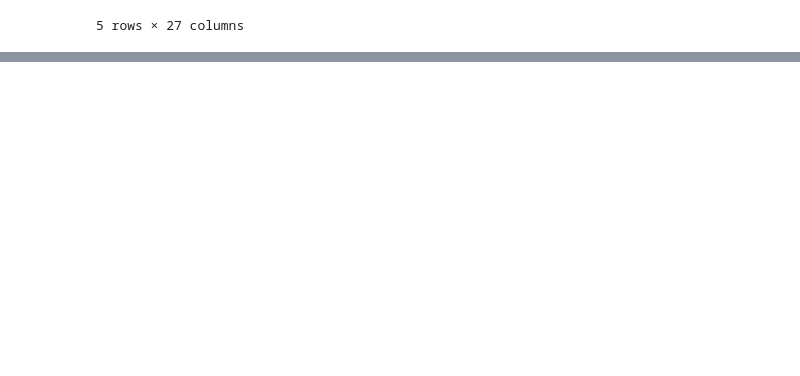
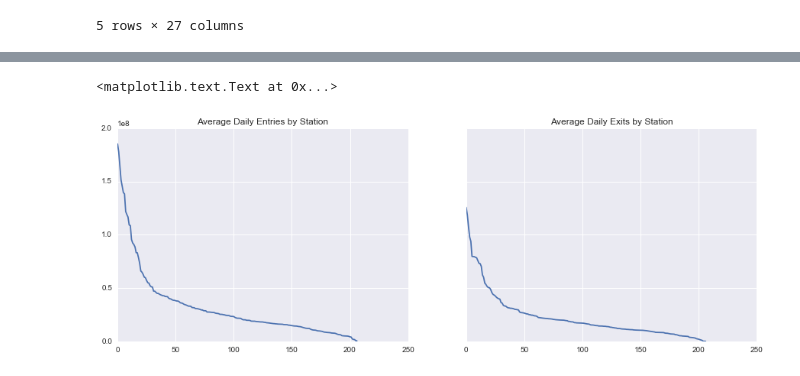
Before and after one commit to mtremsal/courses, a Jupyter notebook: ud170/notebook3.ipynb, the cells around one changed output, grey strips where cells are left out. Cells and saved outputs as stored; diff of their text form; code cells hidden in the pictures; blank space fills up the shorter version.

```diff
--- a/ud170/notebook3.ipynb
+++ b/ud170/notebook3.ipynb
@@ -30,0 +81,18 @@ Populating the interactive namespace from numpy and matplotlib
+# %%
+max_daily_entries_by_station_and_day = nyc_subway_weather.groupby(['station', 'DATEn'])['ENTRIESn'].max()
+average_daily_entries_by_station = max_daily_entries_by_station_and_day.reset_index().groupby('station').mean()
+sorted_average_daily_entries_by_station = average_daily_entries_by_station.sort_values(by='ENTRIESn',ascending=False,inplace=False)
+
+max_daily_exits_by_station_and_day = nyc_subway_weather.groupby(['station', 'DATEn'])['EXITSn'].max()
+average_daily_exits_by_station = max_daily_exits_by_station_and_day.reset_index().groupby('station').mean()
+sorted_average_daily_exits_by_station = average_daily_exits_by_station.sort_values(by='EXITSn',ascending=False,inplace=False)
+
+fig, (a,b) = plt.subplots(1,2,sharey=True,figsize=(15,5))
+a.plot(sorted_average_daily_entries_by_station.values)
+a.set_title("Average Daily Entries by Station")
+
+b.plot(sorted_average_daily_exits_by_station.values)
+b.set_title("Average Daily Exits by Station")
+# %% [output]
+<matplotlib.text.Text at 0x...>
+[figure, added]
```
Also changed, not shown: parts of 6 cells of this notebook, 1 other file.
